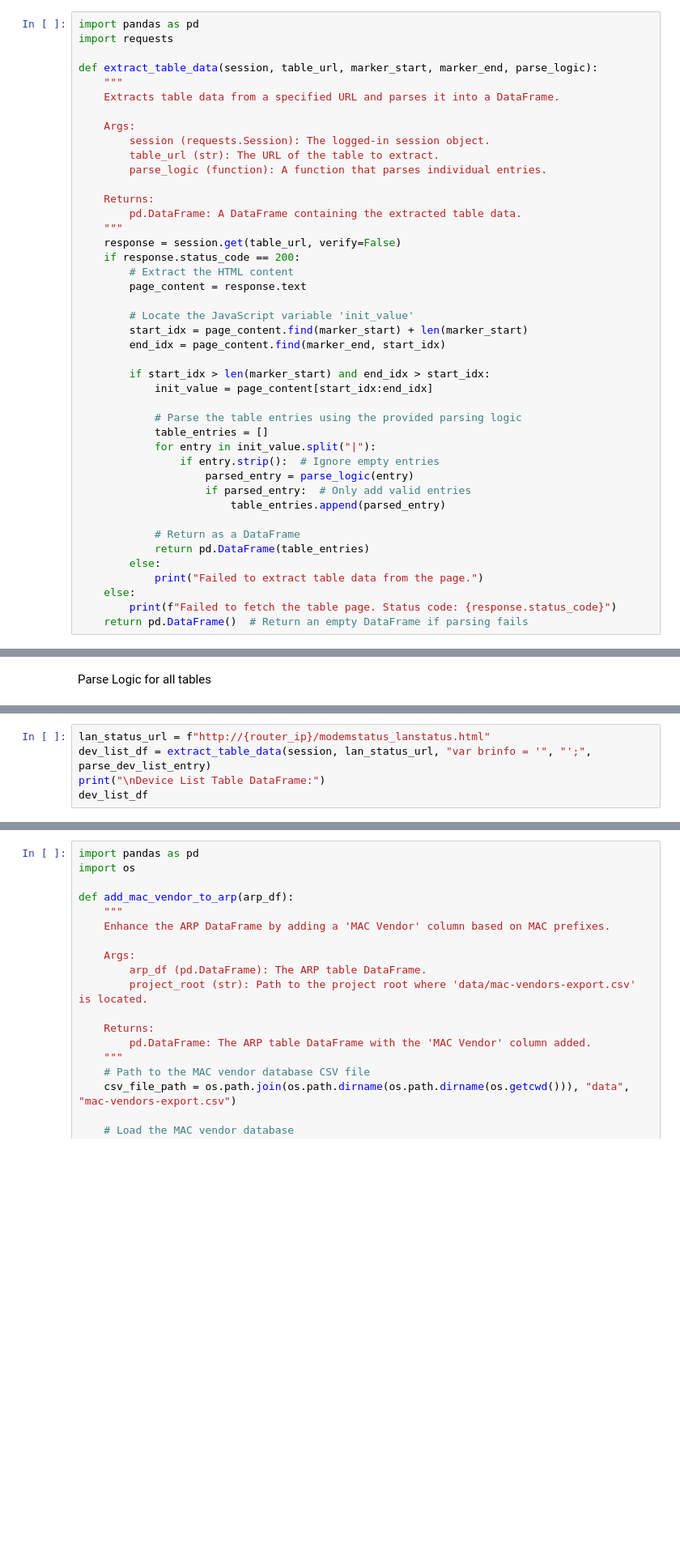
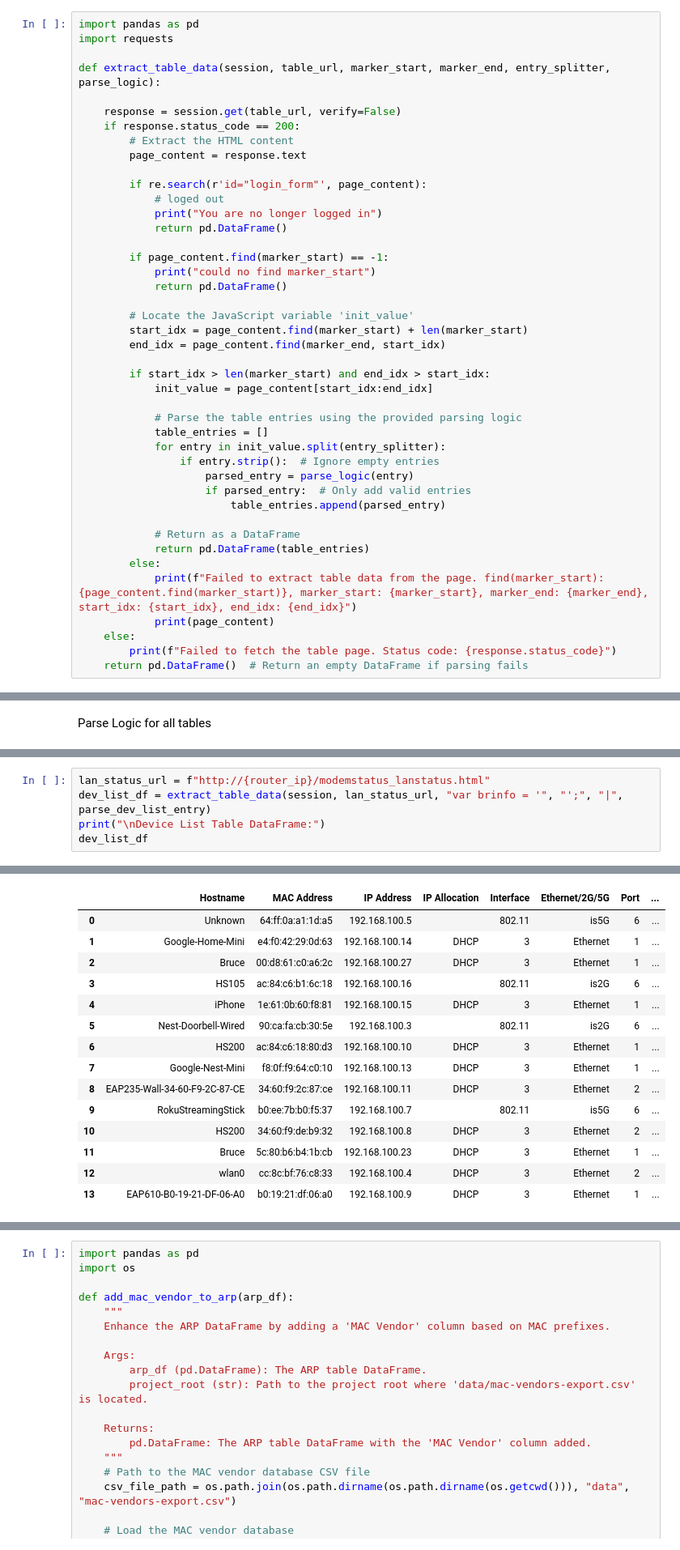
Before and after one commit to aleereza/home-network-dashboard, a Jupyter notebook: src/data_collection/data_collection_prototype.ipynb, the cells around one changed output, grey strips where cells are left out. Shown at 81% size. Cells and saved outputs as stored; diff of their text form; blank space fills up the shorter version.

Commit message:
added device list to the data collection notebook

```diff
--- a/src/data_collection/data_collection_prototype.ipynb
+++ b/src/data_collection/data_collection_prototype.ipynb
@@ -148,22 +147,21 @@ This process ensures efficient communication within a local network by caching I
 import pandas as pd
 import requests
 
-def extract_table_data(session, table_url, marker_start, marker_end, parse_logic):
-    """
-    Extracts table data from a specified URL and parses it into a DataFrame.
+def extract_table_data(session, table_url, marker_start, marker_end, entry_splitter, parse_logic):
 
-    Args:
-        session (requests.Session): The logged-in session object.
-        table_url (str): The URL of the table to extract.
-        parse_logic (function): A function that parses individual entries.
-
-    Returns:
-        pd.DataFrame: A DataFrame containing the extracted table data.
-    """
     response = session.get(table_url, verify=False)
     if response.status_code == 200:
         # Extract the HTML content
         page_content = response.text
+
+        if re.search(r'id="login_form"', page_content):
+            # loged out
+            print("You are no longer logged in")
+            return pd.DataFrame()
+
+        if page_content.find(marker_start) == -1:
+            print("could no find marker_start")
+            return pd.DataFrame()
 
         # Locate the JavaScript variable 'init_value'
         start_idx = page_content.find(marker_start) + len(marker_start)
@@ -174,7 +172,7 @@ def extract_table_data(session, table_url, marker_start, marker_end, parse_logic
 
             # Parse the table entries using the provided parsing logic
             table_entries = []
-            for entry in init_value.split("|"):
+            for entry in init_value.split(entry_splitter):
                 if entry.strip():  # Ignore empty entries
                     parsed_entry = parse_logic(entry)
                     if parsed_entry:  # Only add valid entries
@@ -183,7 +181,8 @@ def extract_table_data(session, table_url, marker_start, marker_end, parse_logic
             # Return as a DataFrame
             return pd.DataFrame(table_entries)
         else:
-            print("Failed to extract table data from the page.")
+            print(f"Failed to extract table data from the page. find(marker_start): {page_content.find(marker_start)}, marker_start: {marker_start}, marker_end: {marker_end}, start_idx: {start_idx}, end_idx: {end_idx}")
+            print(page_content)
     else:
         print(f"Failed to fetch the table page. Status code: {response.status_code}")
     return pd.DataFrame()  # Return an empty DataFrame if parsing fails
@@ -280,5 +360,6 @@ nat_df
 # %%
 lan_status_url = f"http://{router_ip}/modemstatus_lanstatus.html"
-dev_list_df = extract_table_data(session, lan_status_url, "var brinfo = '", "';", parse_dev_list_entry)
+dev_list_df = extract_table_data(session, lan_status_url, "var brinfo = '", "';", "|", parse_dev_list_entry)
 print("\nDevice List Table DataFrame:")
 dev_list_df
+# %% [output]
@@ -285 +367,16 @@ dev_list_df
+|  | Hostname | MAC Address | IP Address | IP Allocation | Interface | Ethernet/2G/5G | Port | ... |
+| 0 | Unknown | 64:ff:0a:a1:1d:a5 | 192.168.100.5 |  | 802.11 | is5G | 6 | ... |
+| 1 | Google-Home-Mini | e4:f0:42:29:0d:63 | 192.168.100.14 | DHCP | 3 | Ethernet | 1 | ... |
+| 2 | Bruce | 00:d8:61:c0:a6:2c | 192.168.100.27 | DHCP | 3 | Ethernet | 1 | ... |
+| 3 | HS105 | ac:84:c6:b1:6c:18 | 192.168.100.16 |  | 802.11 | is2G | 6 | ... |
+| 4 | iPhone | 1e:61:0b:60:f8:81 | 192.168.100.15 | DHCP | 3 | Ethernet | 1 | ... |
+| 5 | Nest-Doorbell-Wired | 90:ca:fa:cb:30:5e | 192.168.100.3 |  | 802.11 | is2G | 6 | ... |
+| 6 | HS200 | ac:84:c6:18:80:d3 | 192.168.100.10 | DHCP | 3 | Ethernet | 1 | ... |
+| 7 | Google-Nest-Mini | f8:0f:f9:64:c0:10 | 192.168.100.13 | DHCP | 3 | Ethernet | 1 | ... |
+| 8 | EAP235-Wall-34-60-F9-2C-87-CE | 34:60:f9:2c:87:ce | 192.168.100.11 | DHCP | 3 | Ethernet | 2 | ... |
+| 9 | RokuStreamingStick | b0:ee:7b:b0:f5:37 | 192.168.100.7 |  | 802.11 | is5G | 6 | ... |
+| 10 | HS200 | 34:60:f9:de:b9:32 | 192.168.100.8 | DHCP | 3 | Ethernet | 2 | ... |
+| 11 | Bruce | 5c:80:b6:b4:1b:cb | 192.168.100.23 | DHCP | 3 | Ethernet | 1 | ... |
+| 12 | wlan0 | cc:8c:bf:76:c8:33 | 192.168.100.4 | DHCP | 3 | Ethernet | 2 | ... |
+| 13 | EAP610-B0-19-21-DF-06-A0 | b0:19:21:df:06:a0 | 192.168.100.9 | DHCP | 3 | Ethernet | 1 | ... |
 # %%
```
Also changed, not shown: parts of 25 cells of this notebook, 1 other file.
